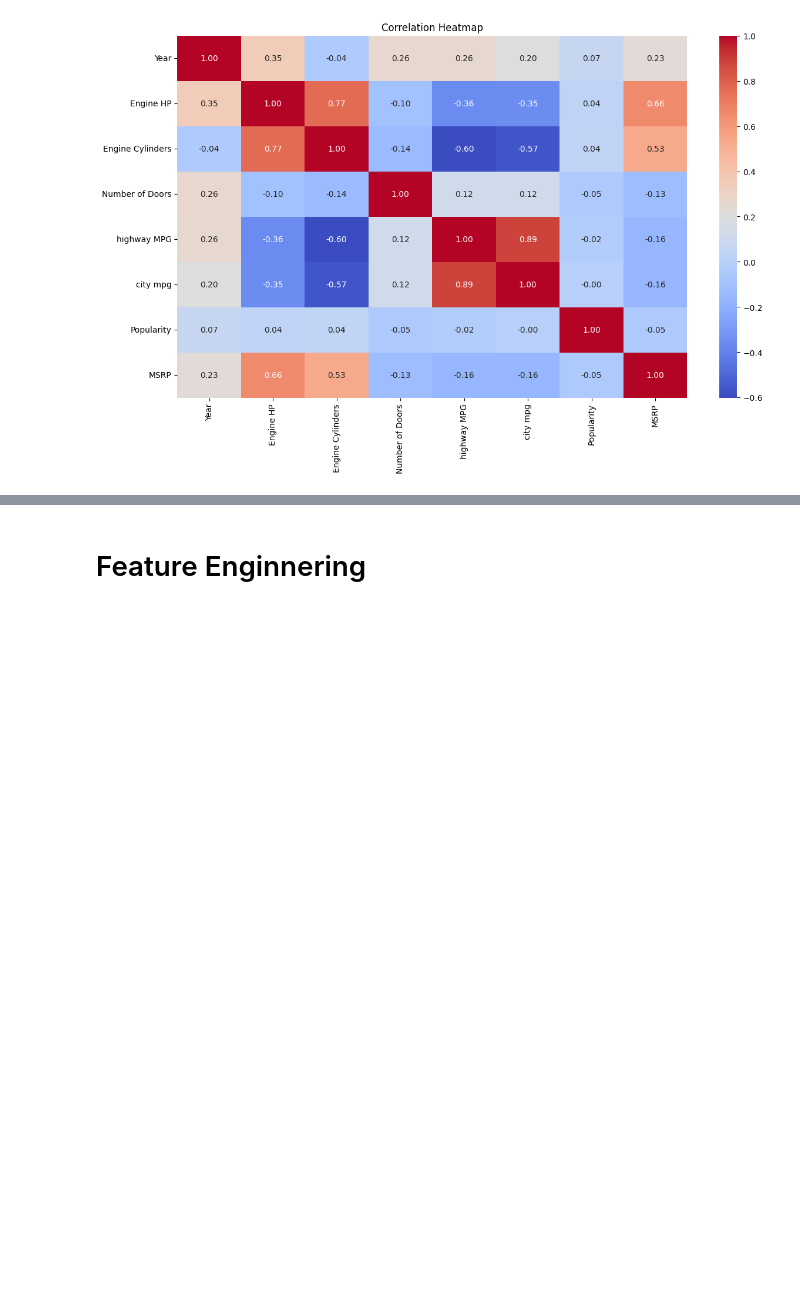
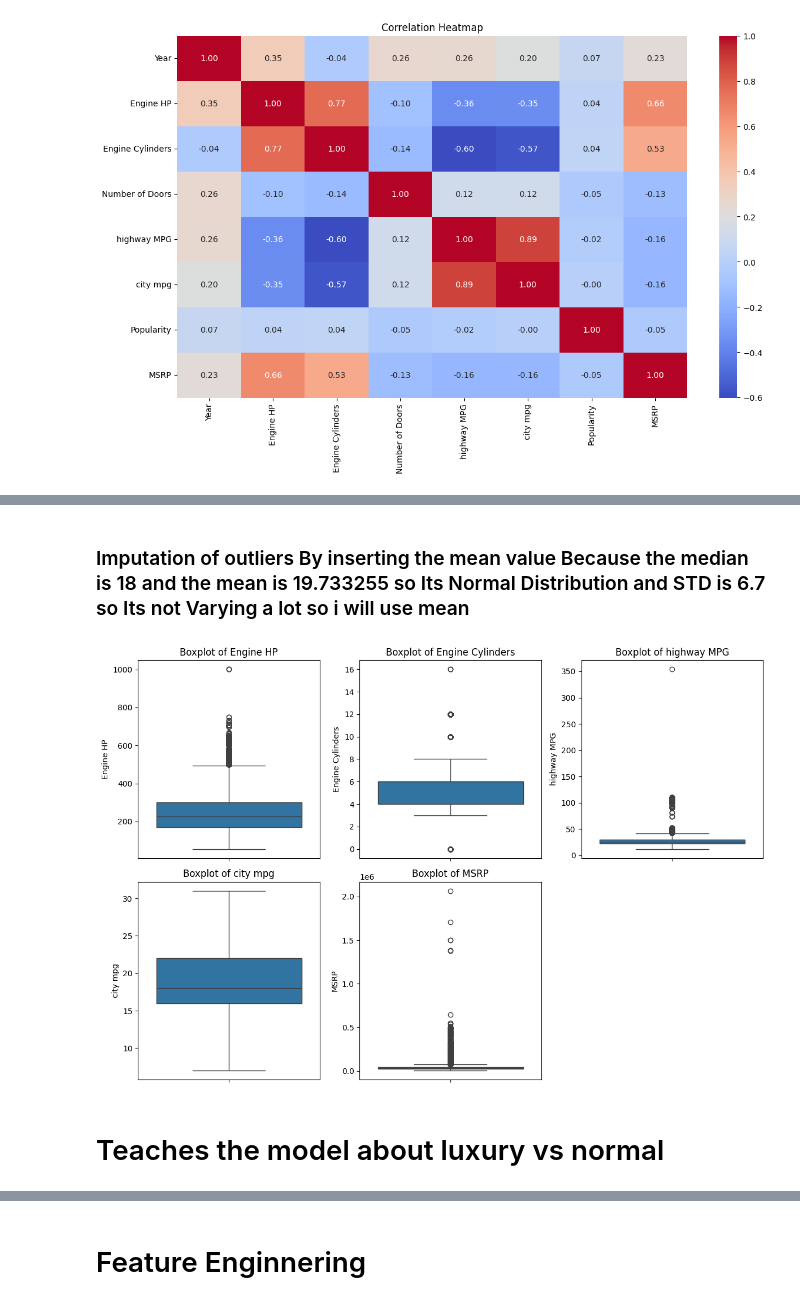
Before and after one commit to Abdelrazekk04/Car-Prediction-Data-Analysis-Project, a Jupyter notebook: Project.ipynb, the cells around one changed output, grey strips where cells are left out. Saved outputs shown, nothing was run; the diff lists cells and outputs as text; code cells hidden in the pictures; blank space fills up the shorter version.

```diff
--- a/Project.ipynb
+++ b/Project.ipynb
@@ -253,0 +286,2 @@ df.drop('highway MPG',axis=1,inplace=True)
+# %% [markdown]
+### Imputation of outliers By inserting the mean value Because the median is 18 and the mean is 19.733255	 so Its Normal Distribution and STD is 6.7 so Its not Varying a lot so i will use mean
@@ -253,0 +293,19 @@ df.drop('highway MPG',axis=1,inplace=True)
+# %%
+import matplotlib.pyplot as plt
+import seaborn as sns
+
+# Select numerical columns to visualize
+num_cols = ["Engine HP", "Engine Cylinders", "highway MPG", "city mpg", "MSRP"]
+
+plt.figure(figsize=(12, 8))
+for i, col in enumerate(num_cols, 1):
+    plt.subplot(2, 3, i)
+    sns.boxplot(y=df[col])
+    plt.title(f"Boxplot of {col}")
+
+plt.tight_layout()
+plt.show()
+# %% [output]
+[figure, added]
+# %% [markdown]
+ # Teaches the model about luxury vs normal
```
Also changed, not shown: parts of 15 cells of this notebook, 1 other file.
